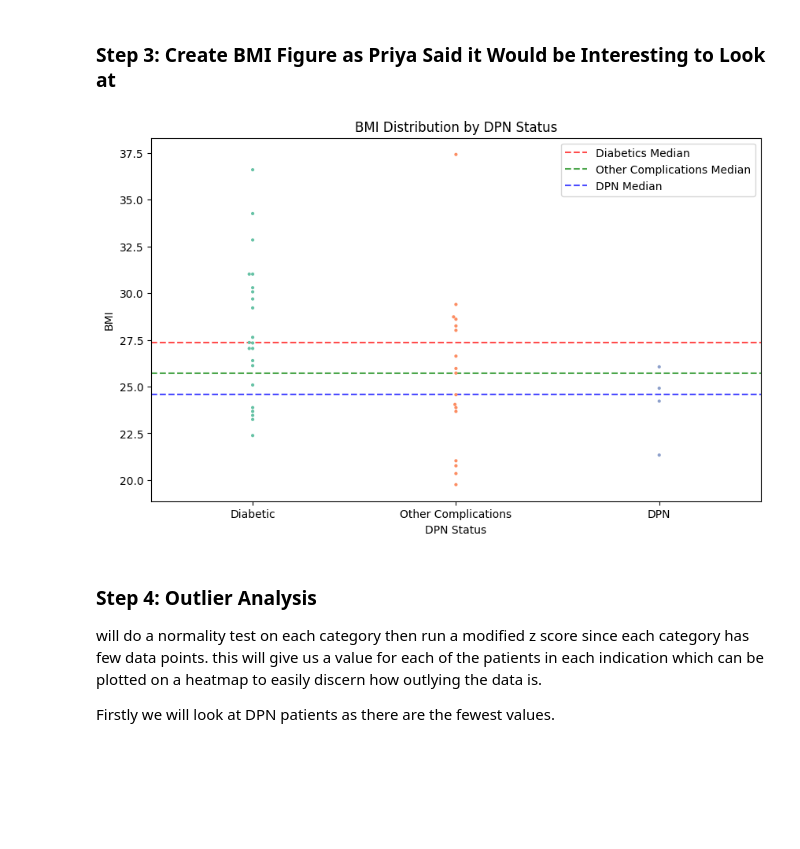
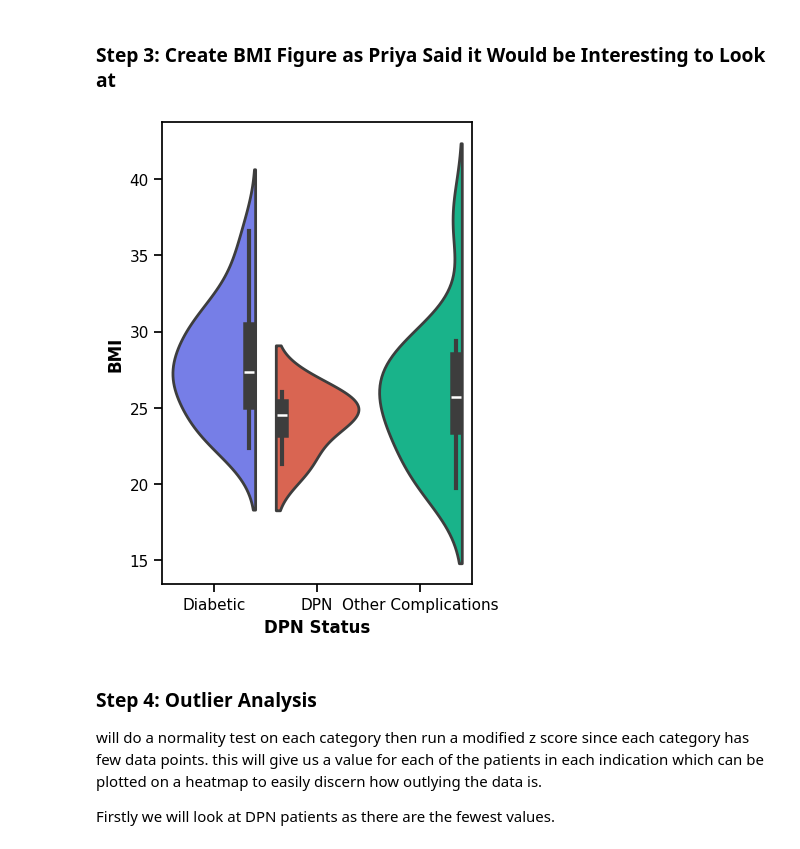
Before and after one commit to ad-aspera/HRV-EDA, a Jupyter notebook: Demographics2.ipynb, the cells around one changed output. Saved outputs shown, nothing was run; the diff lists cells and outputs as text; code cells hidden in the pictures; blank space fills up the shorter version.

```diff
--- a/Demographics2.ipynb
+++ b/Demographics2.ipynb
@@ -108,19 +123,2 @@ plt.show()
 # %% [markdown]
 ### Step 3: Create BMI Figure as Priya Said it Would be Interesting to Look at
-# %%
-reassembled_df['BMI'] = reassembled_df['weight'] / ((reassembled_df['height']*0.01) ** 2)
-plt.figure(figsize=(10, 6))
-sns.swarmplot(x='Category', y='BMI', data=reassembled_df, hue='Category', palette='Set2', size=3)
-
-# Add labels and title
-plt.xlabel('DPN Status')
-plt.ylabel('BMI')
-plt.title('BMI Distribution by DPN Status')
-plt.axhline(reassembled_df[reassembled_df['Category'] == 'Diabetic']['BMI'].median(), color='red', linestyle='--', alpha=0.7, label='Diabetics Median')
-plt.axhline(reassembled_df[reassembled_df['Category'] == 'Other Complications']['BMI'].median(), color='green', linestyle='--', alpha=0.7, label='Other Complications Median')
-plt.axhline(reassembled_df[reassembled_df['Category'] == 'DPN']['BMI'].median(), color='blue', linestyle='--', alpha=0.7, label='DPN Median')
-plt.legend()
-# Show plot
-plt.show()
-# %% [output]
-[figure, removed]
@@ -127,3 +137,19 @@ plt.show()
+# %%
+
+
+reassembled_df['BMI'] = reassembled_df['weight'] / ((reassembled_df['height']*0.01) ** 2)
+plt.figure(figsize=(4, 6))
+reassembled_df['Category'] = pd.Categorical(reassembled_df['Category'], categories=['Diabetic', 'DPN', 'Other Complications'], ordered=True)
+
+
+
+metric = 'BMI'
+sns.violinplot(x='Category', y=metric, data=reassembled_df, hue='Category', split=True, inner="box", linewidth=2)
+plt.xlabel('DPN Status')
+plt.ylabel(metric)
+plt.show()
+# %% [output]
+[figure, added]
 # %% [markdown]
 ### Step 4: Outlier Analysis
 
```
Also changed, not shown: parts of 7 cells of this notebook.
